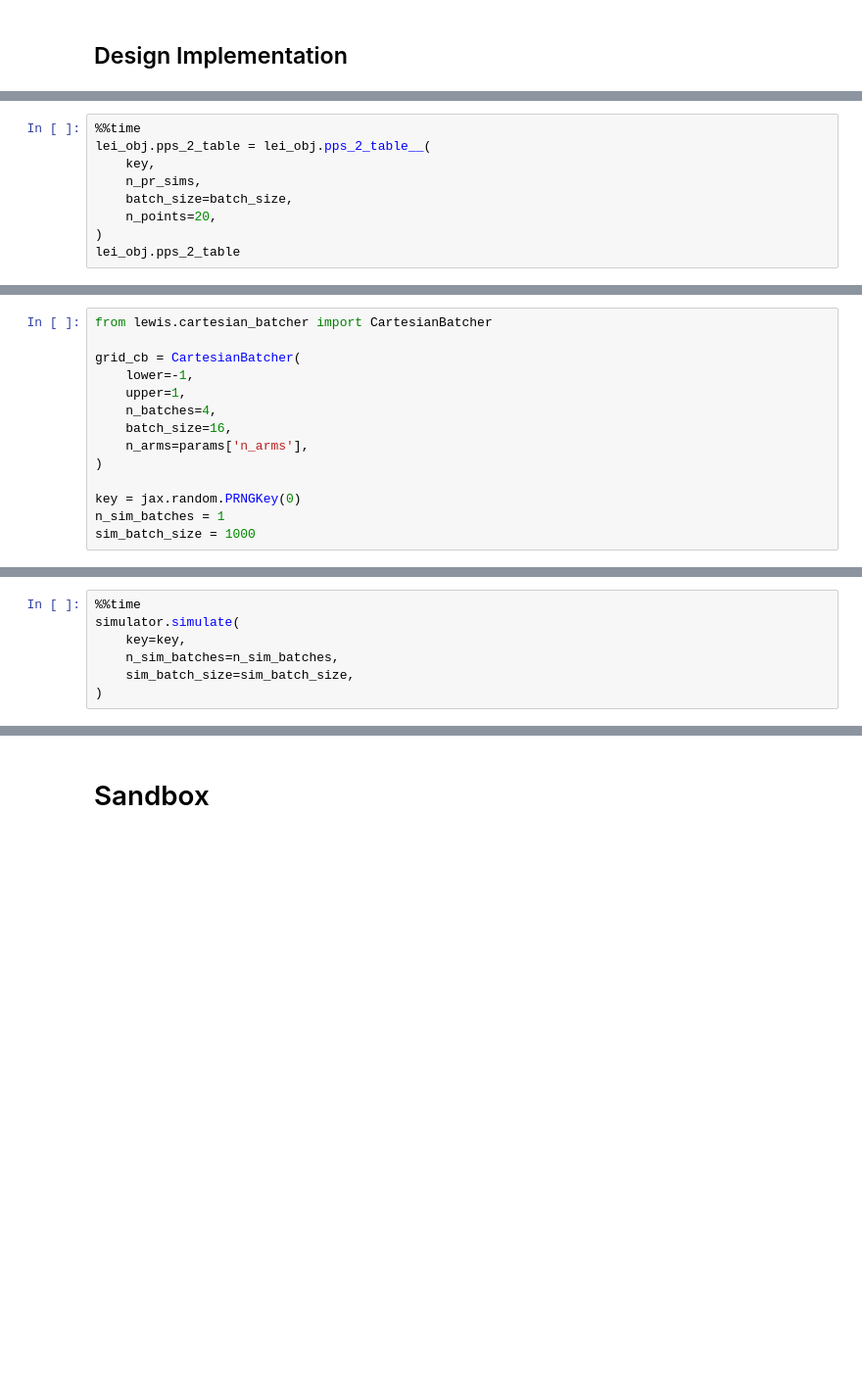
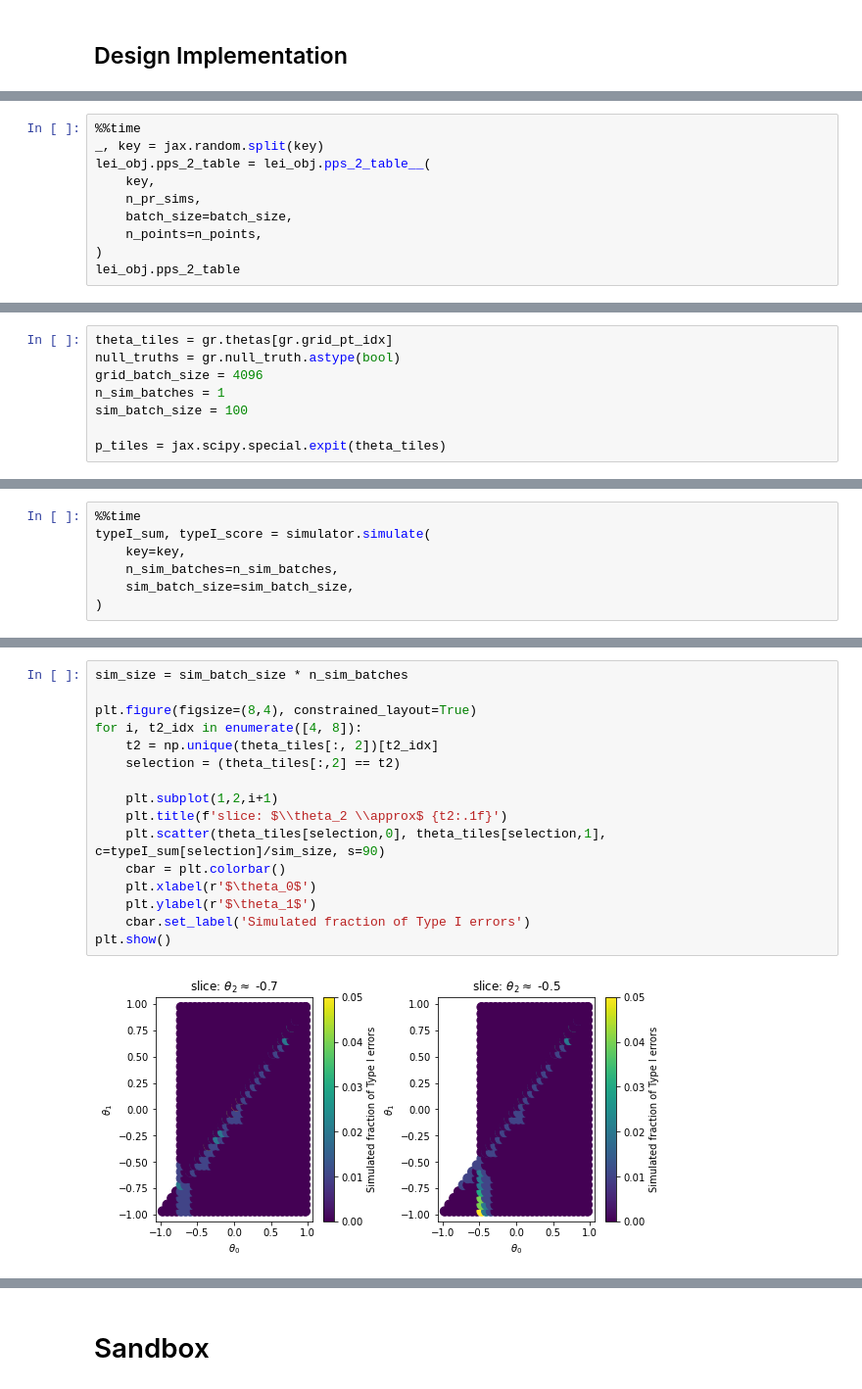
Before and after one commit to Confirm-Solutions/confirmasaurus, a Jupyter notebook: research/lei/lei.ipynb, the cells around one changed output, grey strips where cells are left out. Shown: that part at 98% size. Cells and saved outputs as stored; diff of their text form; blank space fills up the shorter version.

```diff
--- a/research/lei/lei.ipynb
+++ b/research/lei/lei.ipynb
@@ -454,11 +442,12 @@ Wall time: 6.94 s
 <lewis.table.interp.LinearInterpTable at 0x...>
 # %%
 %%time
+_, key = jax.random.split(key)
 lei_obj.pps_2_table = lei_obj.pps_2_table__(
     key,
     n_pr_sims,
     batch_size=batch_size,
-    n_points=20,
+    n_points=n_points,
 )
 lei_obj.pps_2_table
 # %% [output]
@@ -467,15 +456 @@ Wall time: 2.28 s
 <lewis.table.interp.LinearInterpTable at 0x...>
-# %%
-from lewis.cartesian_batcher import CartesianBatcher
-
-grid_cb = CartesianBatcher(
-    lower=-1,
-    upper=1,
-    n_batches=4,
-    batch_size=16,
-    n_arms=params['n_arms'],
-)
-
-key = jax.random.PRNGKey(0)
-n_sim_batches = 1
-sim_batch_size = 1000
@@ -482,3 +477,11 @@ sim_batch_size = 1000
+# %%
+theta_tiles = gr.thetas[gr.grid_pt_idx]
+null_truths = gr.null_truth.astype(bool)
+grid_batch_size = 4096
+n_sim_batches = 1
+sim_batch_size = 100
+
+p_tiles = jax.scipy.special.expit(theta_tiles)
 # %%
 class LeiSimulator:
     def __init__(
@@ -544,7 +566,7 @@ simulator = LeiSimulator(
 )
 # %%
 %%time
-simulator.simulate(
+typeI_sum, typeI_score = simulator.simulate(
     key=key,
     n_sim_batches=n_sim_batches,
     sim_batch_size=sim_batch_size,
@@ -555,0 +577,18 @@ DeviceArray([0.002, 0.006, 0.008, ..., 0.002, 0.002, 0.003], dtype=float64)
+# %%
+sim_size = sim_batch_size * n_sim_batches
+
+plt.figure(figsize=(8,4), constrained_layout=True)
+for i, t2_idx in enumerate([4, 8]):
+    t2 = np.unique(theta_tiles[:, 2])[t2_idx]
+    selection = (theta_tiles[:,2] == t2)
+
+    plt.subplot(1,2,i+1)
+    plt.title(f'slice: $\\theta_2 \\approx$ {t2:.1f}')
+    plt.scatter(theta_tiles[selection,0], theta_tiles[selection,1], c=typeI_sum[selection]/sim_size, s=90)
+    cbar = plt.colorbar()
+    plt.xlabel(r'$\theta_0$')
+    plt.ylabel(r'$\theta_1$')
+    cbar.set_label('Simulated fraction of Type I errors')
+plt.show()
+# %% [output]
+[figure, added]
```
Also changed, not shown: parts of 16 cells of this notebook, 5 other files.
